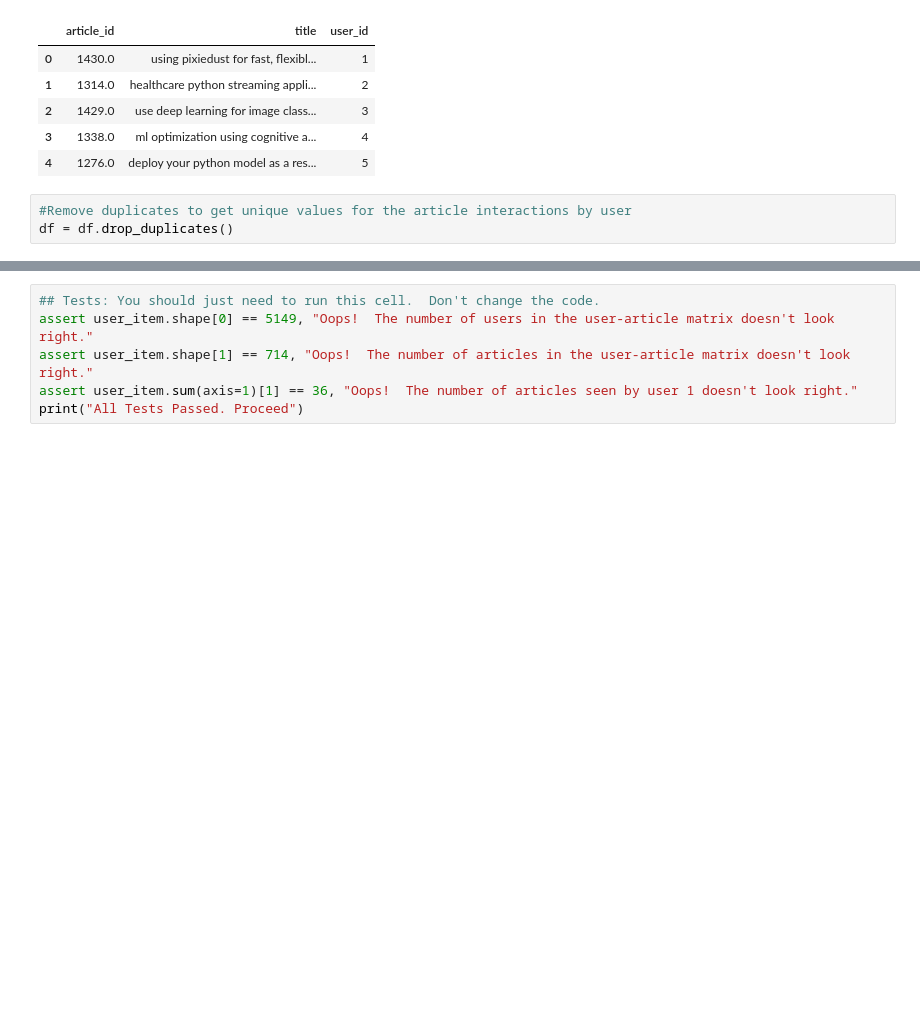
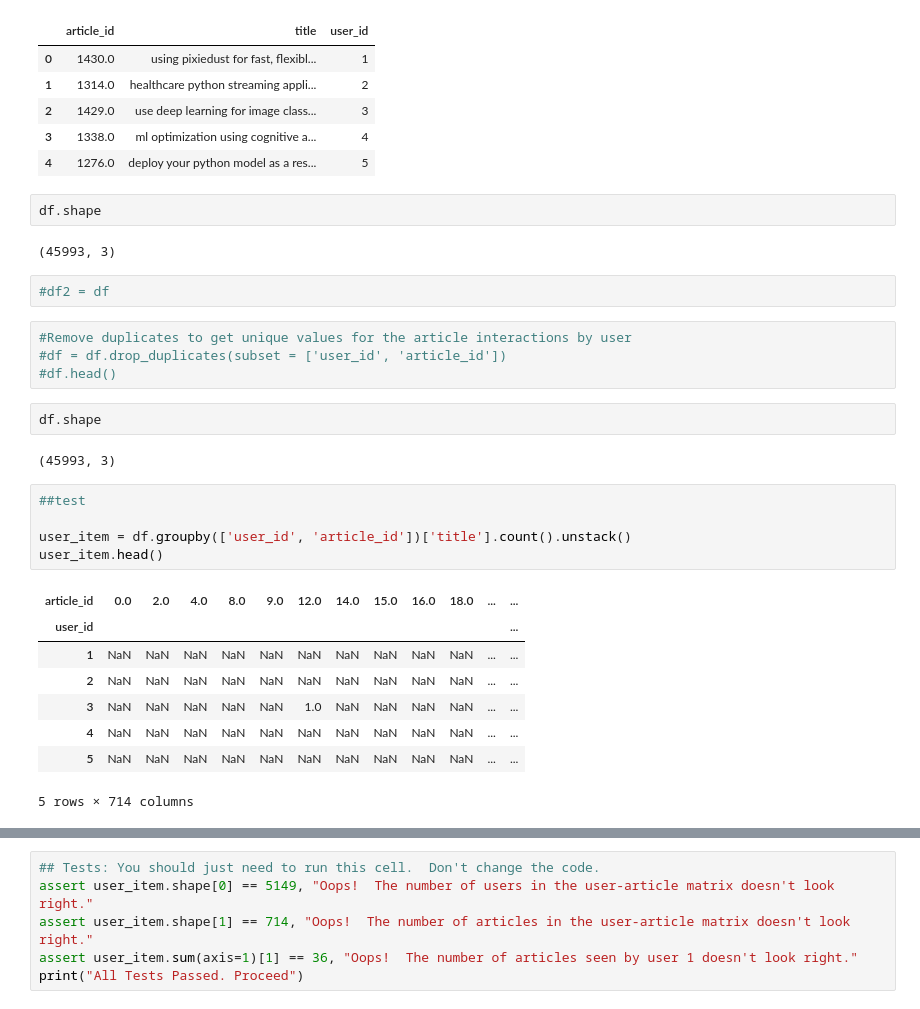
Before and after one commit to Joycechidi/Data-Science-Portfolio, a Jupyter notebook: Recommendation-Systems-With-IBM-Watson/Recommendations_with_IBM.ipynb, the cells around one changed output, grey strips where cells are left out. Drawn from its saved outputs; the diff is of its cells as text; blank space fills up the shorter version.

```diff
--- a/Recommendation-Systems-With-IBM-Watson/Recommendations_with_IBM.ipynb
+++ b/Recommendation-Systems-With-IBM-Watson/Recommendations_with_IBM.ipynb
@@ -426,6 +434,31 @@ df.head()
 | 2 | 1429.0 | use deep learning for image class... | 3 |
 | 3 | 1338.0 | ml optimization using cognitive a... | 4 |
 | 4 | 1276.0 | deploy your python model as a res... | 5 |
+# %%
+df.shape
+# %% [output]
+(45993, 3)
+# %%
+#df2 = df
 # %%
 #Remove duplicates to get unique values for the article interactions by user
-df = df.drop_duplicates()
+#df = df.drop_duplicates(subset = ['user_id', 'article_id'])
+#df.head()
+# %%
+df.shape
+# %% [output]
+(45993, 3)
+# %%
+##test
+
+user_item = df.groupby(['user_id', 'article_id'])['title'].count().unstack()
+user_item.head()
+# %% [output]
+| article_id | 0.0 | 2.0 | 4.0 | 8.0 | 9.0 | 12.0 | 14.0 | 15.0 | 16.0 | 18.0 | ... | ... |
+| user_id |  |  |  |  |  |  |  |  |  |  |  | ... |
+| 1 | NaN | NaN | NaN | NaN | NaN | NaN | NaN | NaN | NaN | NaN | ... | ... |
+| 2 | NaN | NaN | NaN | NaN | NaN | NaN | NaN | NaN | NaN | NaN | ... | ... |
+| 3 | NaN | NaN | NaN | NaN | NaN | 1.0 | NaN | NaN | NaN | NaN | ... | ... |
+| 4 | NaN | NaN | NaN | NaN | NaN | NaN | NaN | NaN | NaN | NaN | ... | ... |
+| 5 | NaN | NaN | NaN | NaN | NaN | NaN | NaN | NaN | NaN | NaN | ... | ... |
+5 rows × 714 columns
```
Also changed, not shown: parts of 42 cells of this notebook, 1 other file.
